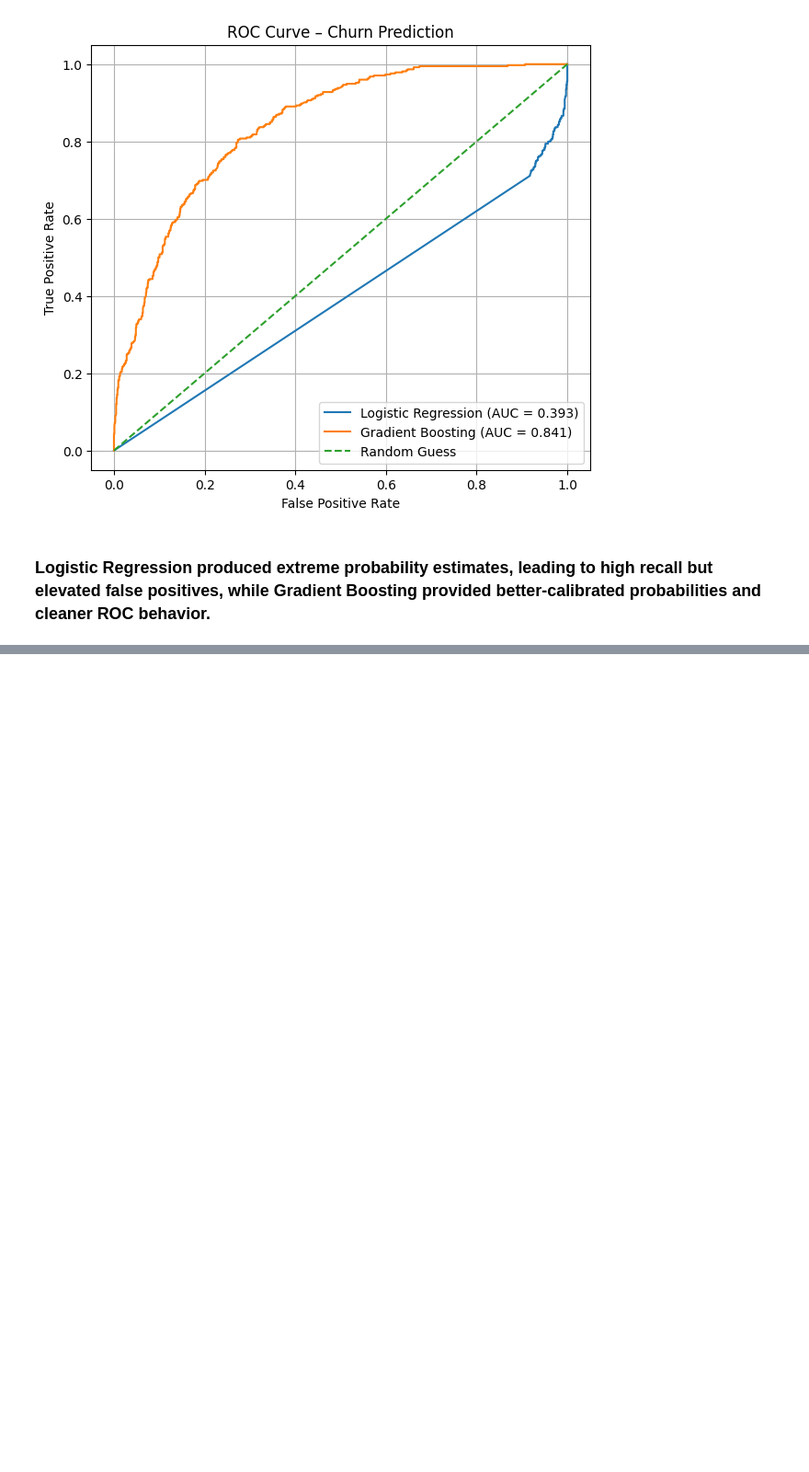
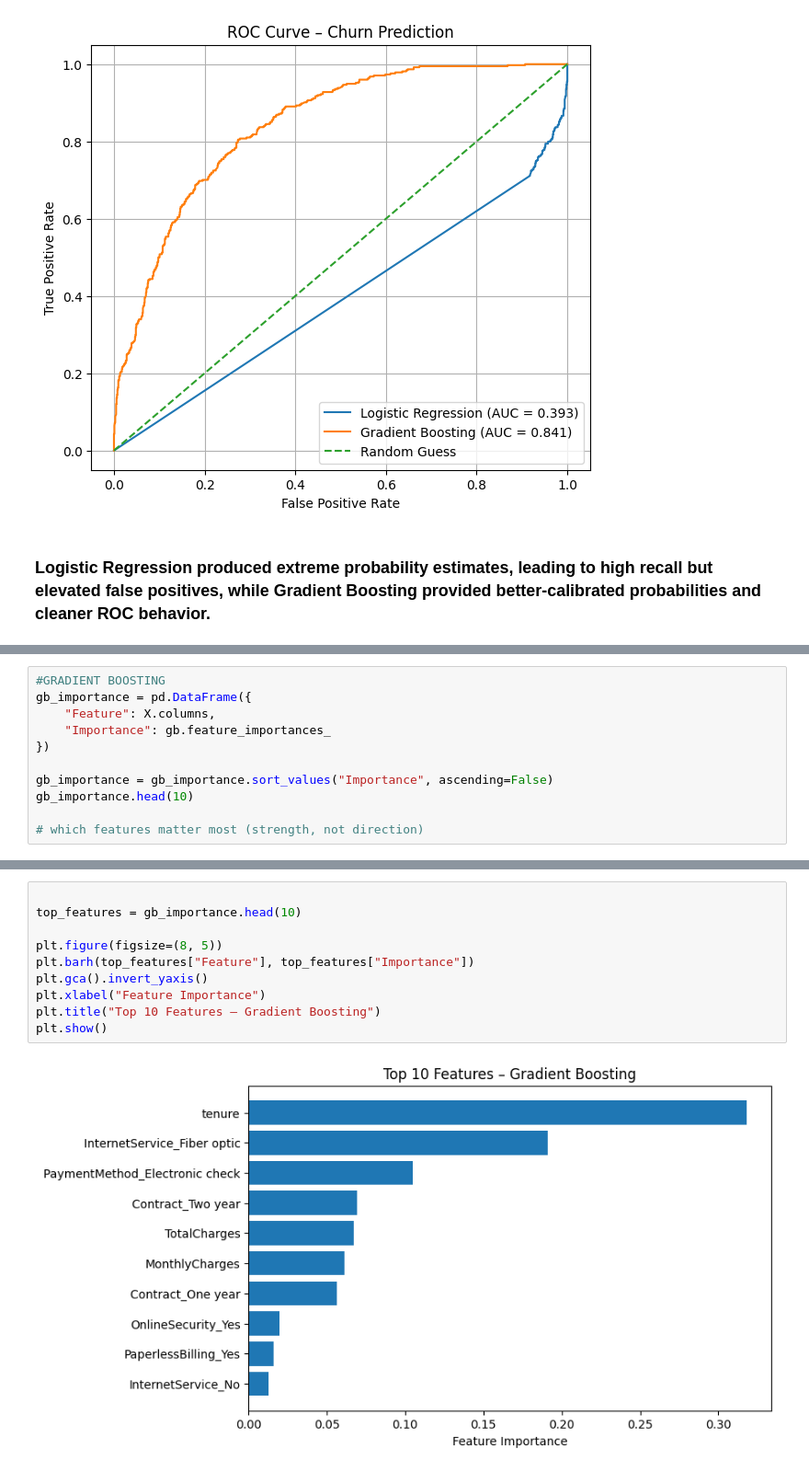
Before and after one commit to parinitaaa/customer-churn-ml, a Jupyter notebook: notebook/notebook.ipynb, the cells around one changed output, grey strips where cells are left out. Shown at 92% size. Drawn from its saved outputs; the diff is of its cells as text; blank space fills up the shorter version.

Commit message:
feature importance

```diff
--- a/notebook/notebook.ipynb
+++ b/notebook/notebook.ipynb
@@ -352,0 +384,11 @@ plt.show()
+# %%
+#GRADIENT BOOSTING
+gb_importance = pd.DataFrame({
+    "Feature": X.columns,
+    "Importance": gb.feature_importances_
+})
+
+gb_importance = gb_importance.sort_values("Importance", ascending=False)
+gb_importance.head(10)
+
+# which features matter most (strength, not direction)
@@ -352,0 +407,12 @@ plt.show()
+# %%
+
+top_features = gb_importance.head(10)
+
+plt.figure(figsize=(8, 5))
+plt.barh(top_features["Feature"], top_features["Importance"])
+plt.gca().invert_yaxis()
+plt.xlabel("Feature Importance")
+plt.title("Top 10 Features – Gradient Boosting")
+plt.show()
+# %% [output]
+[figure, added]
```
Also changed, not shown: parts of 3 cells of this notebook.
